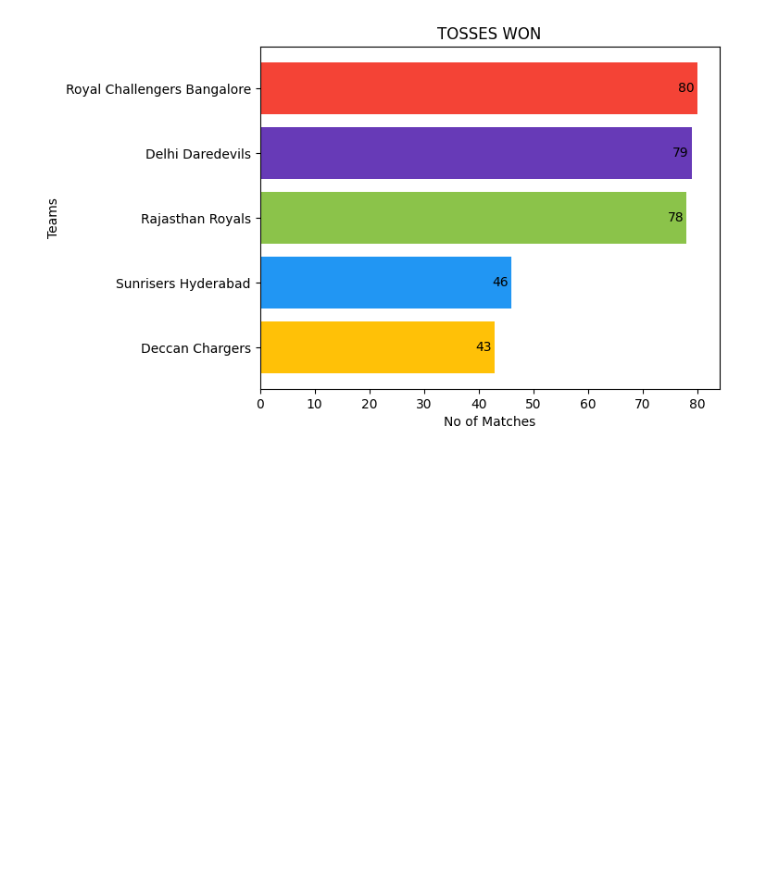
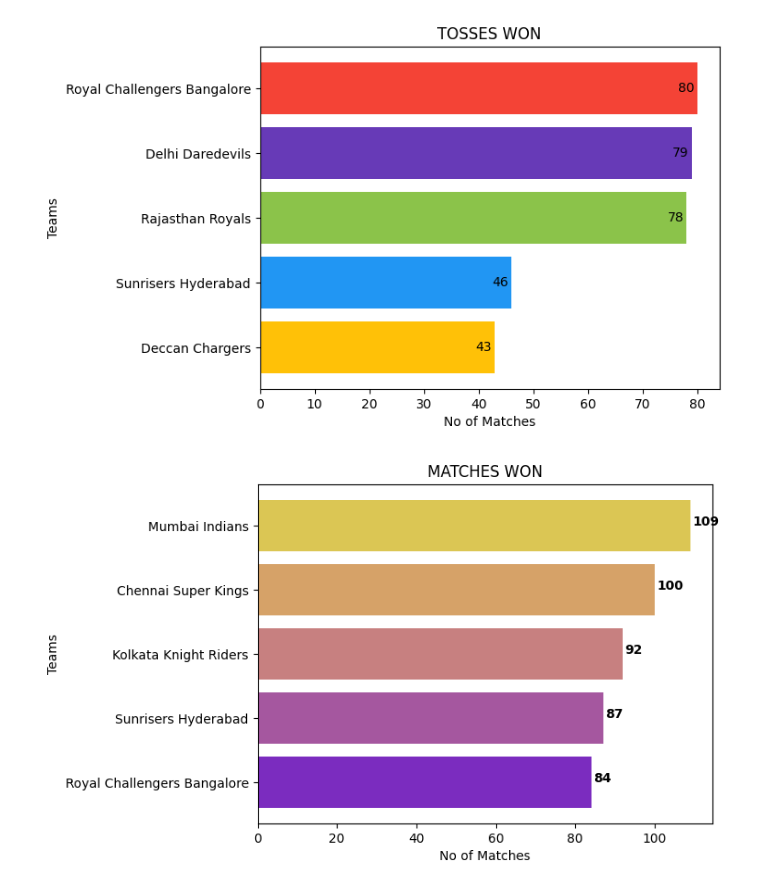
Before and after one commit to puneethegde72/Dashboard-and-infographic-creation, a Jupyter notebook: IPL_data_visualization_and_infographic.ipynb, the cells around one changed output. Saved outputs shown, nothing was run; the diff lists cells and outputs as text; code cells hidden in the pictures; blank space fills up the shorter version.

```diff
--- a/IPL_data_visualization_and_infographic.ipynb
+++ b/IPL_data_visualization_and_infographic.ipynb
@@ -69,3 +70,15 @@ for i, v in enumerate(tw.values):
 plt.show()
 # %% [output]
 [figure]
+# %%
+mw = dict(sorted(df1['winner'].value_counts().items(), key=lambda x: x[1], reverse=False)[6:11])
+color_list = ['#7b2cbf', '#a5579f', '#c78080', '#d6a268', '#dbc654']
+plt.barh(list(mw.keys()), list(mw.values()), color=color_list)
+plt.xlabel("No of Matches")
+plt.ylabel("Teams")
+plt.title("MATCHES WON")
+for i, v in enumerate(mw.values()):
+    plt.text(v + 0.5, i, str(v), color='black', fontweight='bold')
+plt.show()
+# %% [output]
+[figure, added]
```
Also changed, not shown: parts of 3 cells of this notebook.
